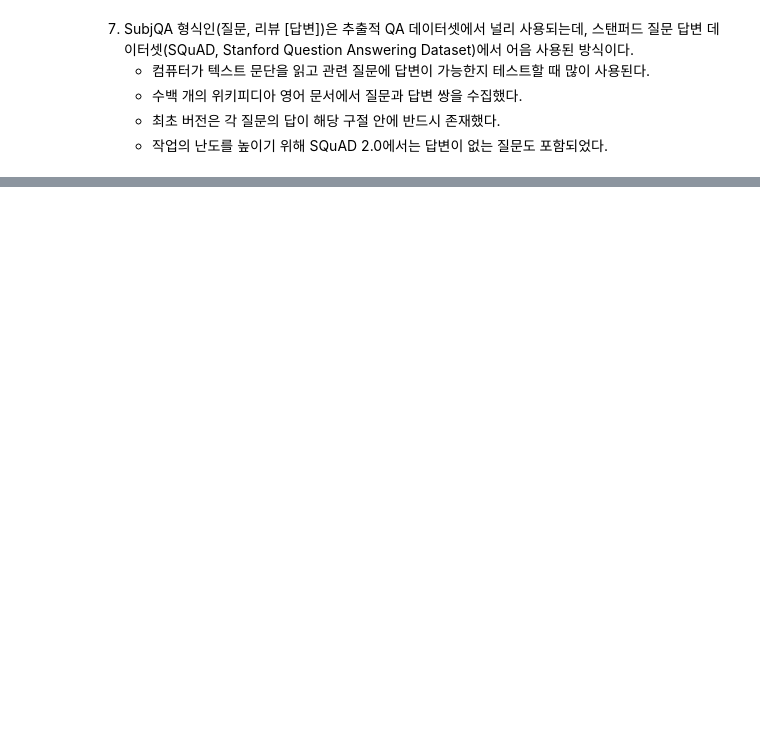
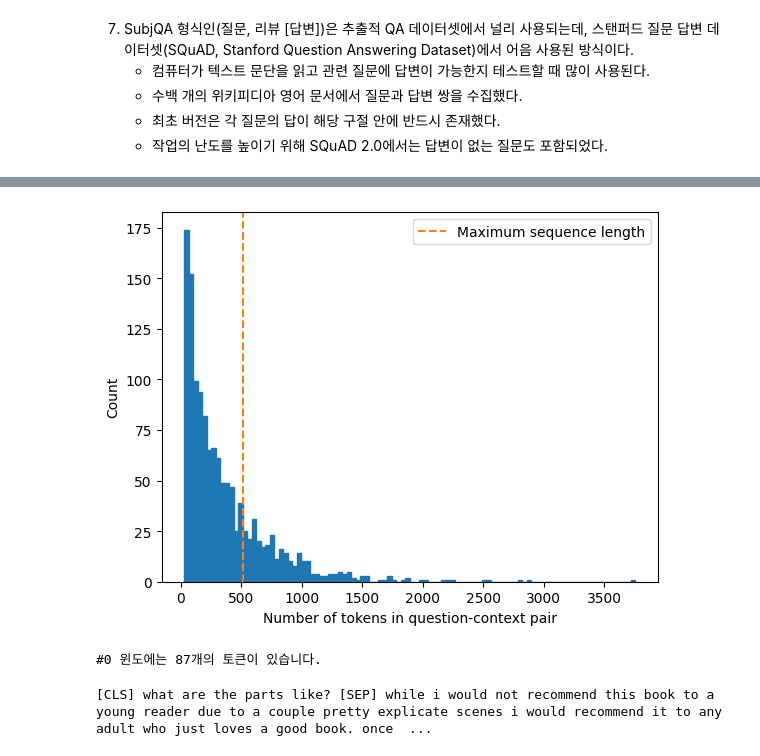
Before and after one commit to redinbluesky/nlp-with-transformers, a Jupyter notebook: 07-질문_답변.ipynb, the cells around one changed output, grey strips where cells are left out. Saved outputs shown, nothing was run; the diff lists cells and outputs as text; code cells hidden in the pictures; blank space fills up the shorter version.

```diff
--- a/07-질문_답변.ipynb
+++ b/07-질문_답변.ipynb
@@ -146,0 +188,7 @@ for quections_types in ["How", "What", "Is"]:
+# %%
+# QA를 위한 텍스트 토큰화 - MiniLM 사용
+# %pip install transformers
+from transformers import AutoTokenizer
+
+model_ckpt = "deepset/minilm-uncased-squad2"
+tokenizer = AutoTokenizer.from_pretrained(model_ckpt)
@@ -146,0 +327,18 @@ for quections_types in ["How", "What", "Is"]:
+# %%
+# SubjQA 훈련 세트에 있는 질문-문맥 쌍의 토큰 분포
+def compute_input_length(row):
+    inputs = tokenizer(row["question"], row["context"])
+    return len(inputs["input_ids"])
+
+dfs["train"]["n_tokens"] = dfs["train"].apply(compute_input_length, axis=1)
+
+fig, ax = plt.subplots()
+dfs["train"]["n_tokens"].hist(bins=100, grid=False, ec="C0", ax=ax)
+plt.xlabel("Number of tokens in question-context pair")
+ax.axvline(x=512, ymin=0, ymax=1, linestyle="--", color="C1",
+           label="Maximum sequence length")
+plt.legend()
+plt.ylabel("Count")
+plt.show()
+# %% [output]
+[figure, added]
@@ -146,0 +351,10 @@ for quections_types in ["How", "What", "Is"]:
+# %%
+for idx, window in enumerate(tokenized_example["input_ids"]):
+    print(f"#{idx} 윈도에는 {len(window)}개의 토큰이 있습니다.")
+# %% [output]
+#0 윈도에는 87개의 토큰이 있습니다.
+# %%
+for window in tokenized_example["input_ids"]:
+    print(f"{tokenizer.decode(window)} \n")
+# %% [output]
+[CLS] what are the parts like? [SEP] while i would not recommend this book to a young reader due to a couple pretty explicate scenes i would recommend it to any adult who just loves a good book. once  ...
```
Also changed, not shown: parts of 22 cells of this notebook, 6 other files.
